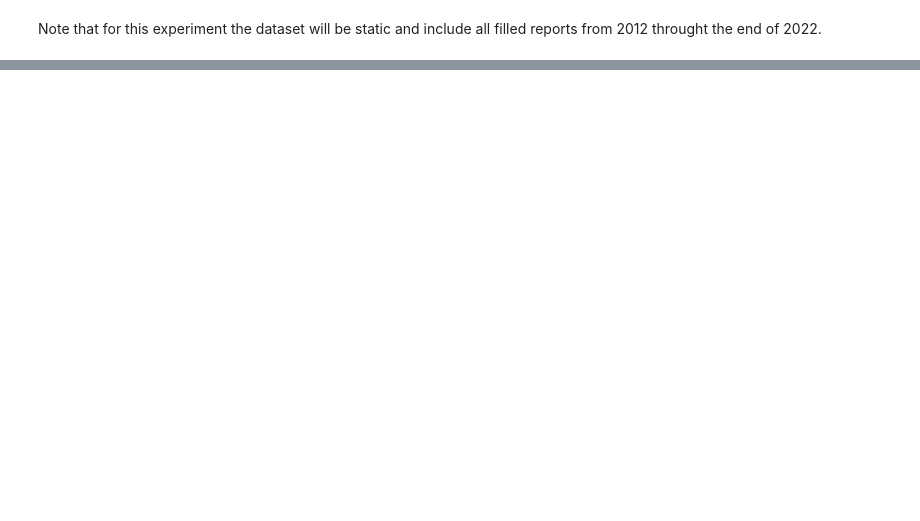
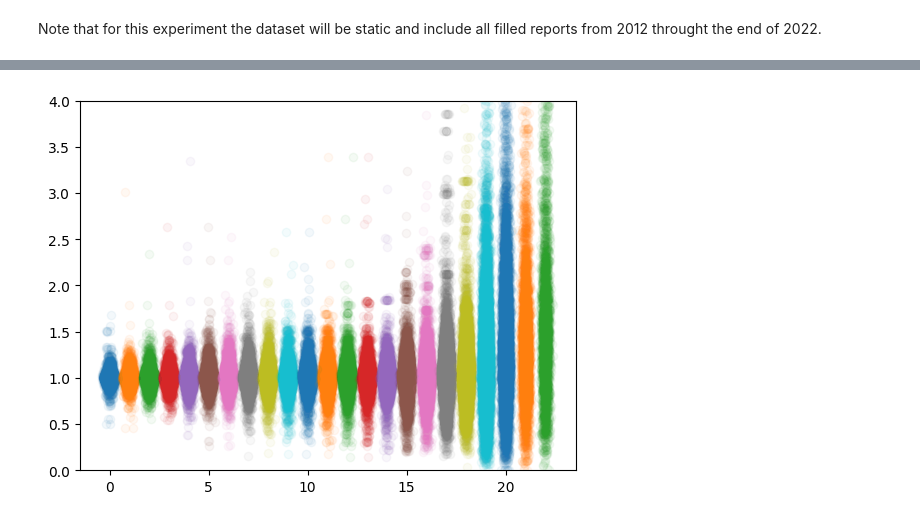
Before and after one commit to elfiasco/Practicum, a Jupyter notebook: playground.ipynb, the cells around one changed output, grey strips where cells are left out. Drawn from its saved outputs; the diff is of its cells as text; code cells hidden in the pictures; blank space fills up the shorter version.

```diff
--- a/playground.ipynb
+++ b/playground.ipynb
@@ -53,0 +146,13 @@ print(len(data))
+# %%
+
+temp_data=data
+SNP_perf = []
+print("S&P 500 average performance over x days in 10 year study period...")
+for t in timeframes:
+    data = data[data['change_over_'+str(t)+'_days']!=-1]
+    data = data[data['change_over_'+str(t)+'_days'].isna()==False]
+    data = data[data['S&P_change_over_'+str(t)+'_days'].isna()==False]
+    perf=np.nanmean(snp_data['after_'+str(t)]/snp_data['onDay'])
+    print("\t"+str(t)+" days: "+str(perf)+"\t\tEstimated Daily Compounding Return: "+str(perf**(1/t)))
+    SNP_perf.append(perf**(1/t))
+data=temp_data
@@ -53,0 +177,15 @@ print(len(data))
+# %%
+print("ADJ. Average Performance After...")
+EO_perf_adj = []
+temp_data = data
+for t in timeframes:
+        data = data[data['change_over_'+str(t)+'_days']!=-1]
+        data  = data[data['S&P_change_over_'+str(t)+'_days']!=-1]
+        data = data[data['change_over_'+str(t)+'_days'].isna()==False]
+        data = data[data['S&P_change_over_'+str(t)+'_days'].isna()==False]
+        perf = np.nanmean(data['change_over_'+str(t)+'_days']/data['S&P_change_over_'+str(t)+'_days'])
+        print("\t"+str(t)+" days: "+str(perf)+"\t\tEstimated Daily Compounding Return: "+str(perf**(1/t)))
+        EO_perf_adj.append(perf**(1/t))
+
+
+data = temp_data
@@ -53,0 +219,10 @@ print(len(data))
+# %%
+temp_data = data
+print(len(data))
+data = data[data['change_over_13_days']!=-1]
+data = data[data['change_over_13_days'].isna()==False]
+data = data[data['S&P_change_over_13_days'].isna()==False]
+print(len(data))
+print(len(data[data['change_over_13_days']/data['S&P_change_over_13_days']>=1])/len(data))
+print(np.nanmean(data['change_over_13_days']/data['S&P_change_over_13_days']))
+data=temp_data
@@ -53,0 +252,9 @@ print(len(data))
+# %%
+
+for t in range(len(timeframes[:-1])):
+    plt.scatter(np.zeros(len(data))+t+np.random.normal(0, .1, len(data)),data['change_over_'+str(timeframes[t])+'_days'], alpha=.05)
+
+plt.ylim(0, 4)
+plt.show()
+# %% [output]
+[figure, added]
```
Also changed, not shown: parts of 23 cells of this notebook, 11 other files.
